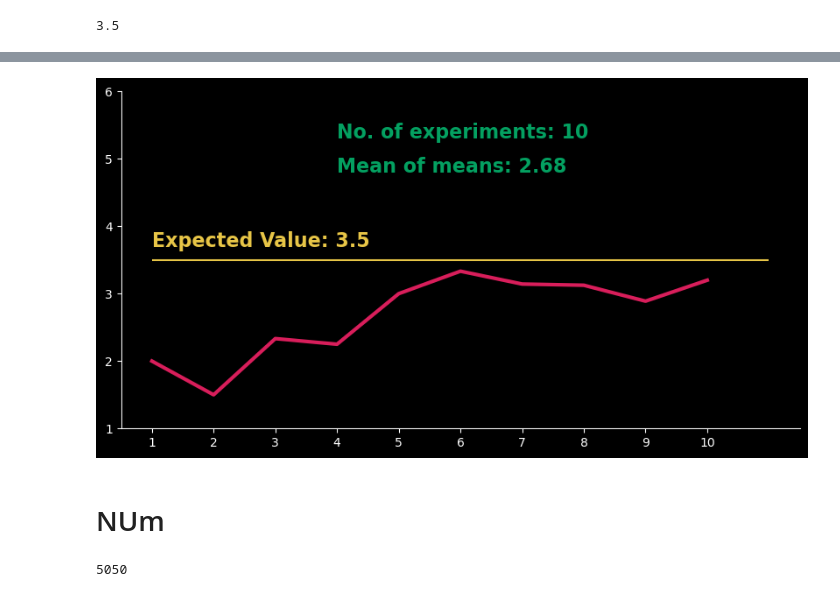
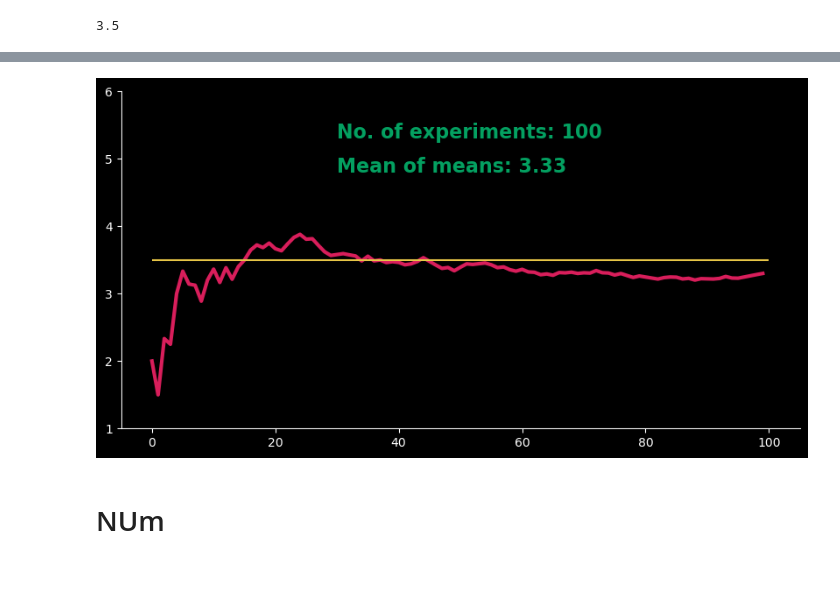
Before and after one commit to levikul09/Tutorials, a Jupyter notebook: LLN-pal/LLN-pal.ipynb, the cells around one changed output, grey strips where cells are left out. Cells and saved outputs as stored; diff of their text form; code cells hidden in the pictures.

```diff
--- a/LLN-pal/LLN-pal.ipynb
+++ b/LLN-pal/LLN-pal.ipynb
@@ -46,46 +46,40 @@ fig, ax = plt.subplots(figsize=(10,5), facecolor='black')
 
 #Plotting:
 
-y = avg_dice[:10]
+y = avg_dice[:100]
 
 ax.plot(y, color='#D81E5B', linewidth=3)
 
 ax.hlines(exp, 0, len(y), color='#E7C547')
 
 #add text to right upper corner
 
 ax.text(len(y)/2*0.6, 5.3, f'No. of experiments: {len(y)}', color='#04A061', fontsize=16, fontweight='bold')
 ax.text(len(y)/2*0.6, 4.8, f'Mean of means: {round(np.mean(y), 2)}', color='#04A061', fontsize=16, fontweight='bold')
 
 if len(y)<=10:
     ax.text(0, exp+0.2, f'Expected Value: {exp}', color='#E7C547', fontsize=16, fontweight='bold')
 
 #Formatting:
 
 ax.tick_params(which='both', colors='white')
 
 ax.spines[['left', 'bottom']].set_color('white')
 
 ax.spines[['right', 'top']].set_visible(False)
 
 ax.set_facecolor('black')
 
 ax.set_yticks([1,2,3,4,5,6])
 
 if len(y)<=10:
     ax.set_xticks(np.arange(len(y)), np.arange(1, len(y)+1))
 
-plt.savefig(f'{len(y)}runs.png', dpi=300,bbox_inches='tight');
+#plt.savefig(f'{len(y)}runs.png', dpi=300,bbox_inches='tight');
 # %% [output]
-[figure, old version]
+[figure, new version]
 # %% [markdown]
 # NUm
-# %%
-# Sum all integers from 1 to 100
-
-sum(range(1,101))
-# %% [output]
-5050
 # %%
 avg_num =[]
 
```
Also changed, not shown: parts of 3 cells of this notebook, 1 other file.
